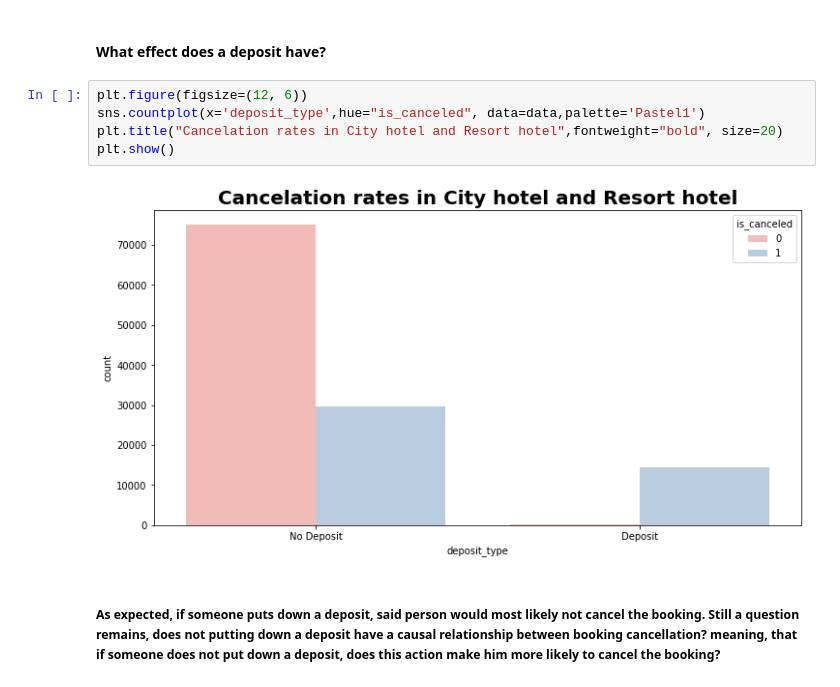
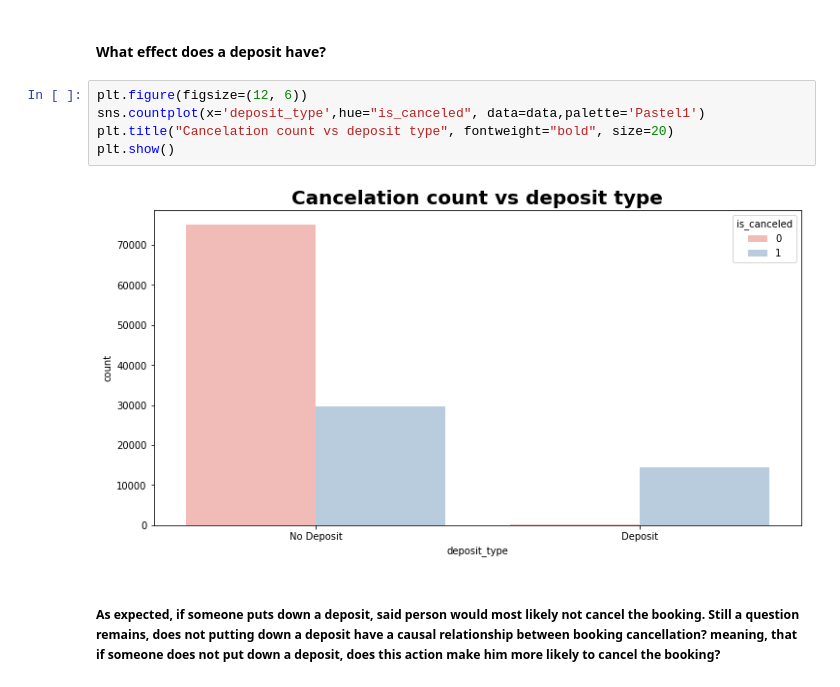
Before and after one commit to ofek181/Causal-Inference, a Jupyter notebook: causal_inference_notebook.ipynb, the cells around one changed output. Cells and saved outputs as stored; diff of their text form.

```diff
--- a/causal_inference_notebook.ipynb
+++ b/causal_inference_notebook.ipynb
@@ -205,9 +205,9 @@ cancellation_rate
 # %%
 plt.figure(figsize=(12, 6))
 sns.countplot(x='deposit_type',hue="is_canceled", data=data,palette='Pastel1')
-plt.title("Cancelation rates in City hotel and Resort hotel",fontweight="bold", size=20)
+plt.title("Cancelation count vs deposit type", fontweight="bold", size=20)
 plt.show()
 # %% [output]
-[figure, old version]
+[figure, new version]
 # %% [markdown]
 ##### As expected, if someone puts down a deposit, said person would most likely not cancel the booking. Still a question remains, does not putting down a deposit have a causal relationship between booking cancellation? meaning, that if someone does not put down a deposit, does this action make him more likely to cancel the booking?
```
Also changed, not shown: parts of 7 cells of this notebook.
